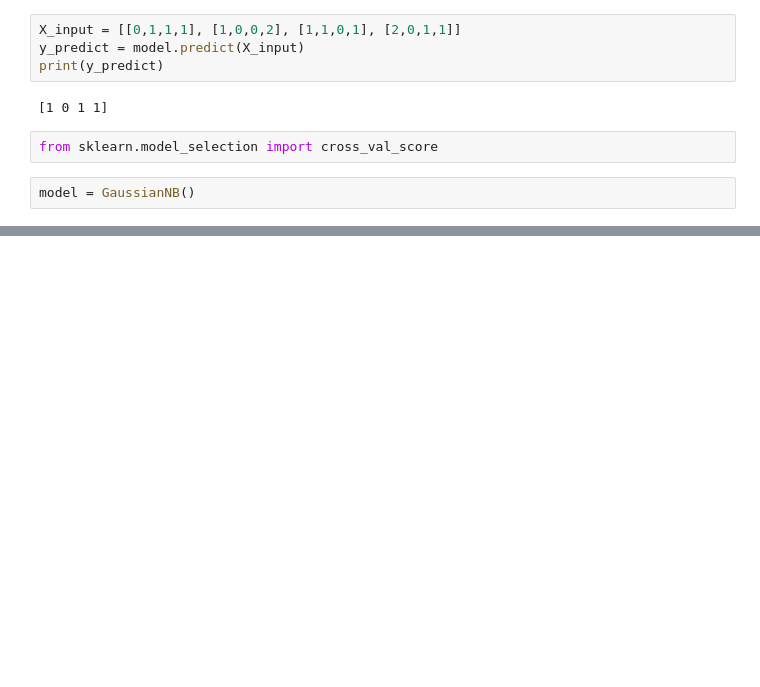
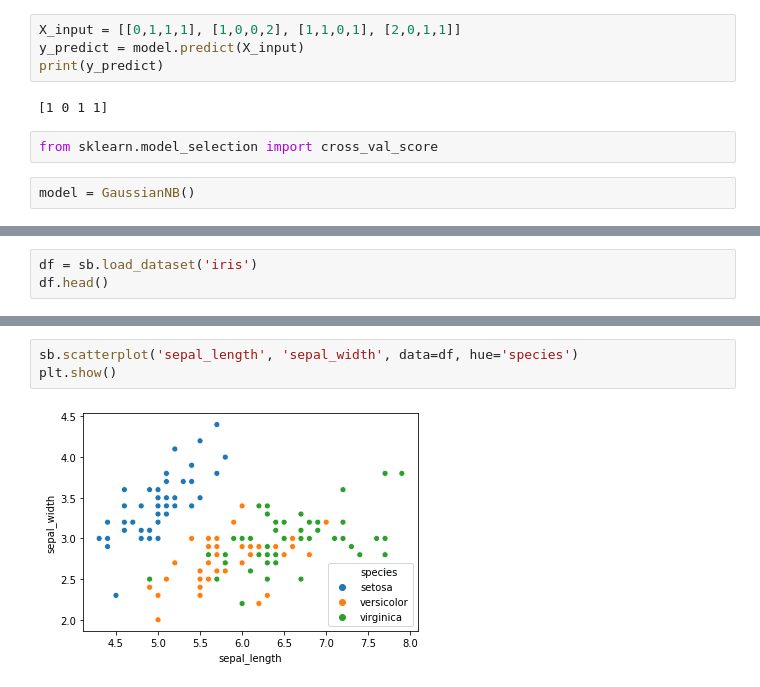
Before and after one commit to aukrit1993/my_machine_learning, a Jupyter notebook: chapter_17.ipynb, the cells around one changed output, grey strips where cells are left out. Drawn from its saved outputs; the diff is of its cells as text; blank space fills up the shorter version.

```diff
--- a/chapter_17.ipynb
+++ b/chapter_17.ipynb
@@ -90,0 +99,3 @@ print('mean: {:.4f}'.format(cvs.mean()))
+# %%
+df = sb.load_dataset('iris')
+df.head()
@@ -90,0 +118,5 @@ print('mean: {:.4f}'.format(cvs.mean()))
+# %%
+sb.scatterplot('sepal_length', 'sepal_width', data=df, hue='species')
+plt.show()
+# %% [output]
+[figure, added]
```
Also changed, not shown: parts of 14 cells of this notebook.
